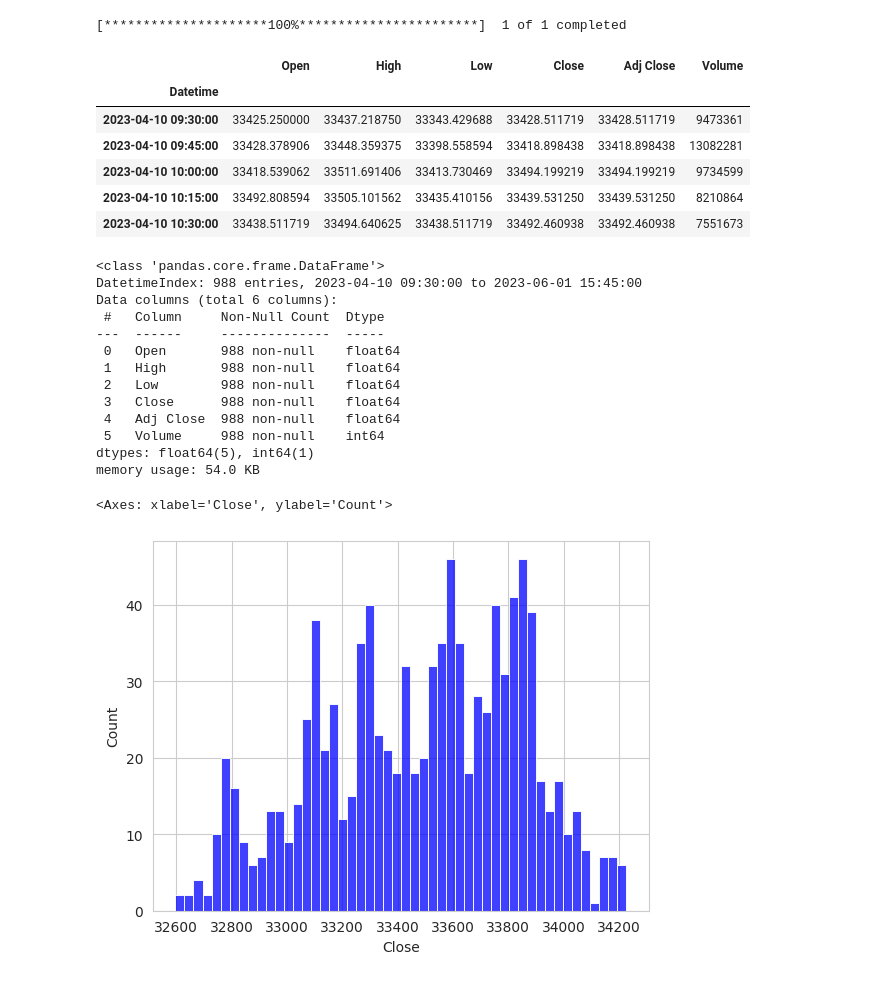
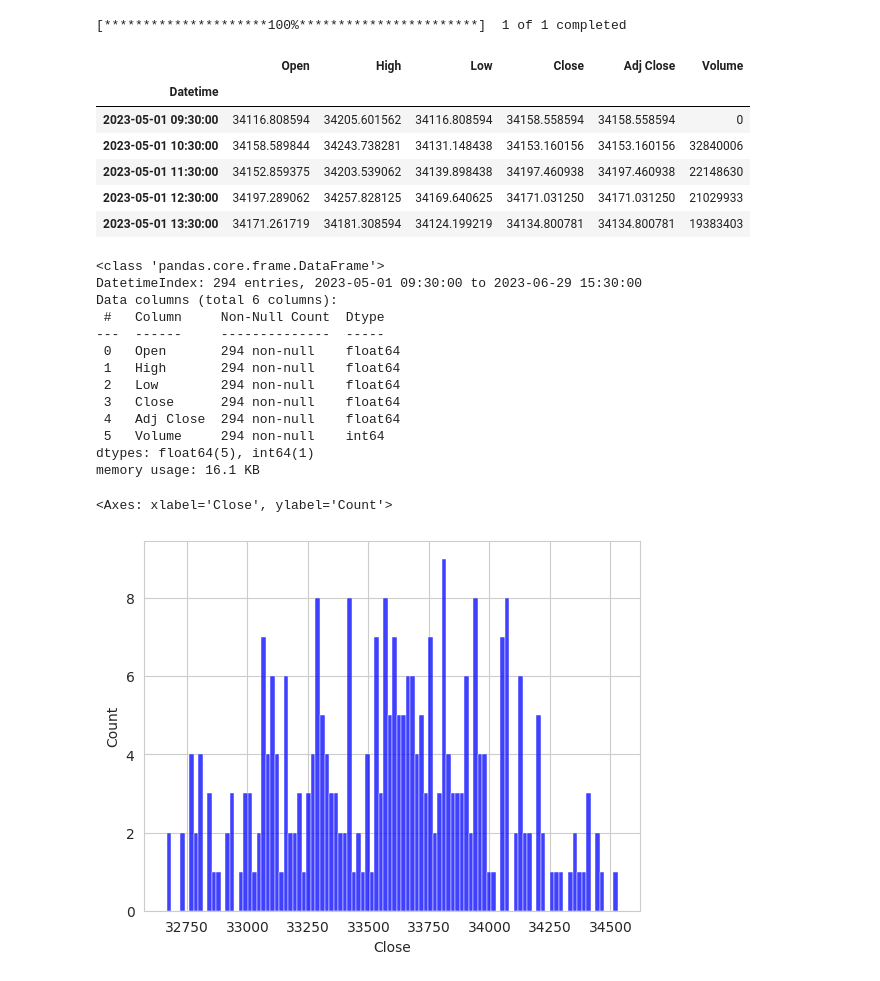
Before and after one commit to astrrr/quant-lab, a Jupyter notebook: lab_py_fin_distribution.ipynb, the cells around one changed output. Saved outputs shown, nothing was run; the diff lists cells and outputs as text; code cells hidden in the pictures.

```diff
--- a/lab_py_fin_distribution.ipynb
+++ b/lab_py_fin_distribution.ipynb
@@ -33,7 +33,7 @@ sns.histplot(stock_a, bins=100, color='green')
 # %% [markdown]
 **real data**
 # %%
-df = yf.download('^DJI', interval='15m', start="2023-04-07", end="2023-06-02")
+df = yf.download('^DJI', interval='1H', start="2023-04-29", end="2023-06-30")
 # %% [output]
 [*********************100%***********************]  1 of 1 completed
 # %%
@@ -41,32 +41,32 @@ df.head()
 # %% [output]
 |  | Open | High | Low | Close | Adj Close | Volume |
 | Datetime |  |  |  |  |  |  |
-| 2023-04-10 09:30:00 | 33425.250000 | 33437.218750 | 33343.429688 | 33428.511719 | 33428.511719 | 9473361 |
-| 2023-04-10 09:45:00 | 33428.378906 | 33448.359375 | 33398.558594 | 33418.898438 | 33418.898438 | 13082281 |
-| 2023-04-10 10:00:00 | 33418.539062 | 33511.691406 | 33413.730469 | 33494.199219 | 33494.199219 | 9734599 |
-| 2023-04-10 10:15:00 | 33492.808594 | 33505.101562 | 33435.410156 | 33439.531250 | 33439.531250 | 8210864 |
-| 2023-04-10 10:30:00 | 33438.511719 | 33494.640625 | 33438.511719 | 33492.460938 | 33492.460938 | 7551673 |
+| 2023-05-01 09:30:00 | 34116.808594 | 34205.601562 | 34116.808594 | 34158.558594 | 34158.558594 | 0 |
+| 2023-05-01 10:30:00 | 34158.589844 | 34243.738281 | 34131.148438 | 34153.160156 | 34153.160156 | 32840006 |
+| 2023-05-01 11:30:00 | 34152.859375 | 34203.539062 | 34139.898438 | 34197.460938 | 34197.460938 | 22148630 |
+| 2023-05-01 12:30:00 | 34197.289062 | 34257.828125 | 34169.640625 | 34171.031250 | 34171.031250 | 21029933 |
+| 2023-05-01 13:30:00 | 34171.261719 | 34181.308594 | 34124.199219 | 34134.800781 | 34134.800781 | 19383403 |
 # %%
 df.info()
 # %% [output]
 <class 'pandas.core.frame.DataFrame'>
-DatetimeIndex: 988 entries, 2023-04-10 09:30:00 to 2023-06-01 15:45:00
+DatetimeIndex: 294 entries, 2023-05-01 09:30:00 to 2023-06-29 15:30:00
 Data columns (total 6 columns):
  #   Column     Non-Null Count  Dtype
 ---  ------     --------------  -----
- 0   Open       988 non-null    float64
- 1   High       988 non-null    float64
- 2   Low        988 non-null    float64
- 3   Close      988 non-null    float64
- 4   Adj Close  988 non-null    float64
- 5   Volume     988 non-null    int64
+ 0   Open       294 non-null    float64
+ 1   High       294 non-null    float64
+ 2   Low        294 non-null    float64
+ 3   Close      294 non-null    float64
+ 4   Adj Close  294 non-null    float64
+ 5   Volume     294 non-null    int64
 dtypes: float64(5), int64(1)
-memory usage: 54.0 KB
+memory usage: 16.1 KB
 # %%
-sns.histplot(df['Close'], bins=50, color='blue')
+sns.histplot(df['Close'], bins=100, color='blue')
 # %% [output]
 <Axes: xlabel='Close', ylabel='Count'>
-[figure, old version]
+[figure, new version]
 # %%
 df_pct = df['Close'].pct_change().dropna()
 # %%
```
Also changed, not shown: parts of 31 cells of this notebook.
